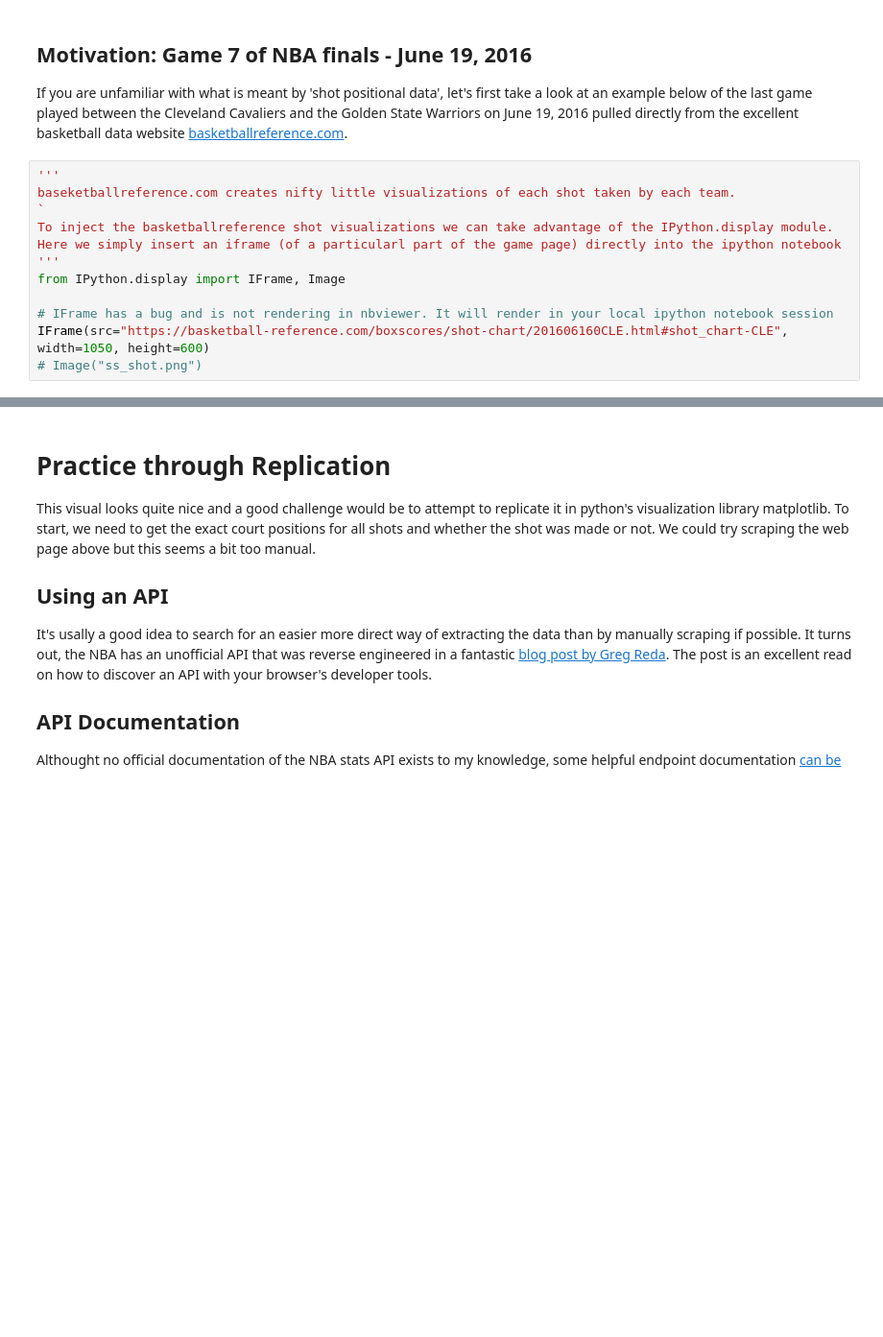
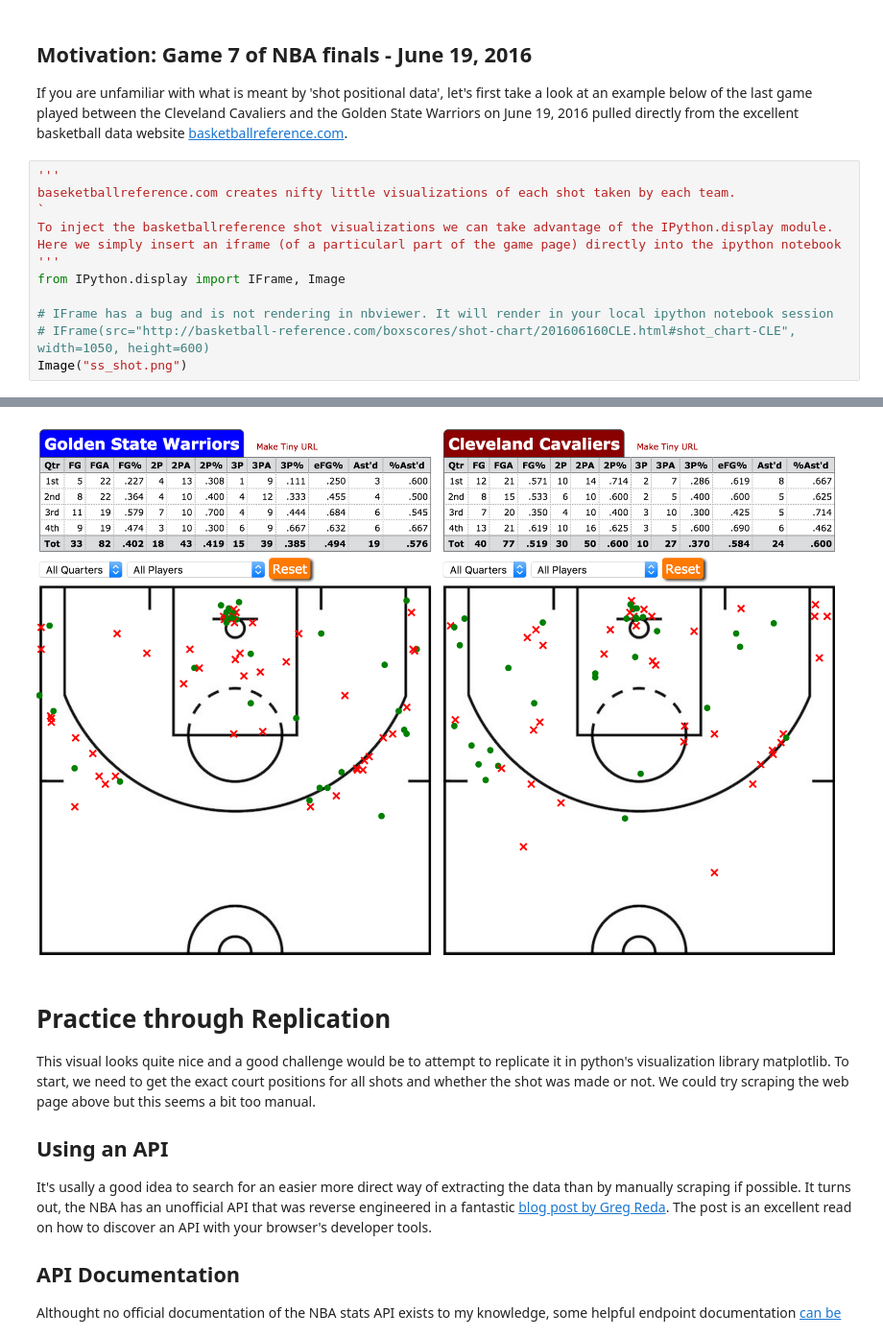
Before and after one commit to tdpetrou/Data-Science-in-Two-Minutes, a Jupyter notebook: NBA Full Game Animation.ipynb, the cells around one changed output, grey strips where cells are left out. Shown at 96% size. Saved outputs shown, nothing was run; the diff lists cells and outputs as text; blank space fills up the shorter version.

Commit message:
back to image

```diff
--- a/NBA Full Game Animation.ipynb
+++ b/NBA Full Game Animation.ipynb
@@ -30,6 +30,6 @@ Here we simply insert an iframe (of a particularl part of the game page) directl
 from IPython.display import IFrame, Image
 
 # IFrame has a bug and is not rendering in nbviewer. It will render in your local ipython notebook session
-IFrame(src="https://basketball-reference.com/boxscores/shot-chart/201606160CLE.html#shot_chart-CLE", width=1050, height=600)
-# Image("ss_shot.png")
+# IFrame(src="http://basketball-reference.com/boxscores/shot-chart/201606160CLE.html#shot_chart-CLE", width=1050, height=600)
+Image("ss_shot.png")
 # %% [output]
@@ -37,3 +36,4 @@ IFrame(src="https://basketball-reference.com/boxscores/shot-chart/201606160CLE.h
+[figure, added]
 # %% [markdown]
 # Practice through Replication
 This visual looks quite nice and a good challenge would be to attempt to replicate it in python's visualization library matplotlib. To start, we need to get the exact court positions for all shots and whether the shot was made or not. We could try scraping the web page above but this seems a bit too manual.
```
Also changed, not shown: parts of 1 cell of this notebook.
